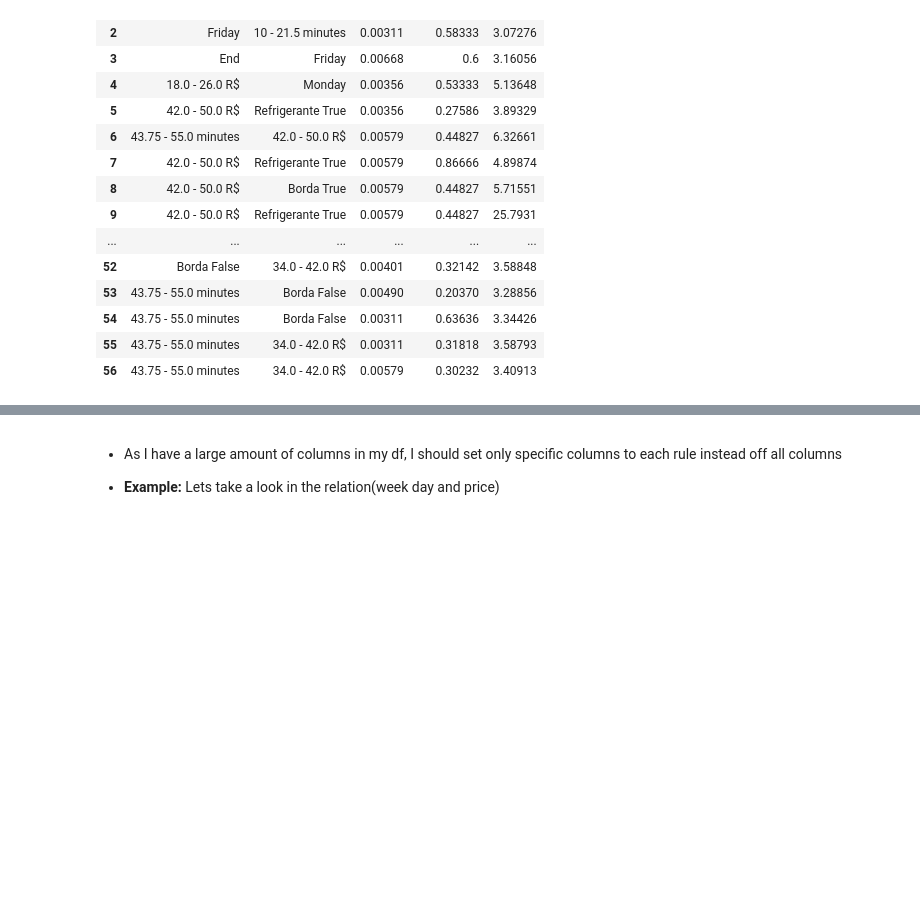
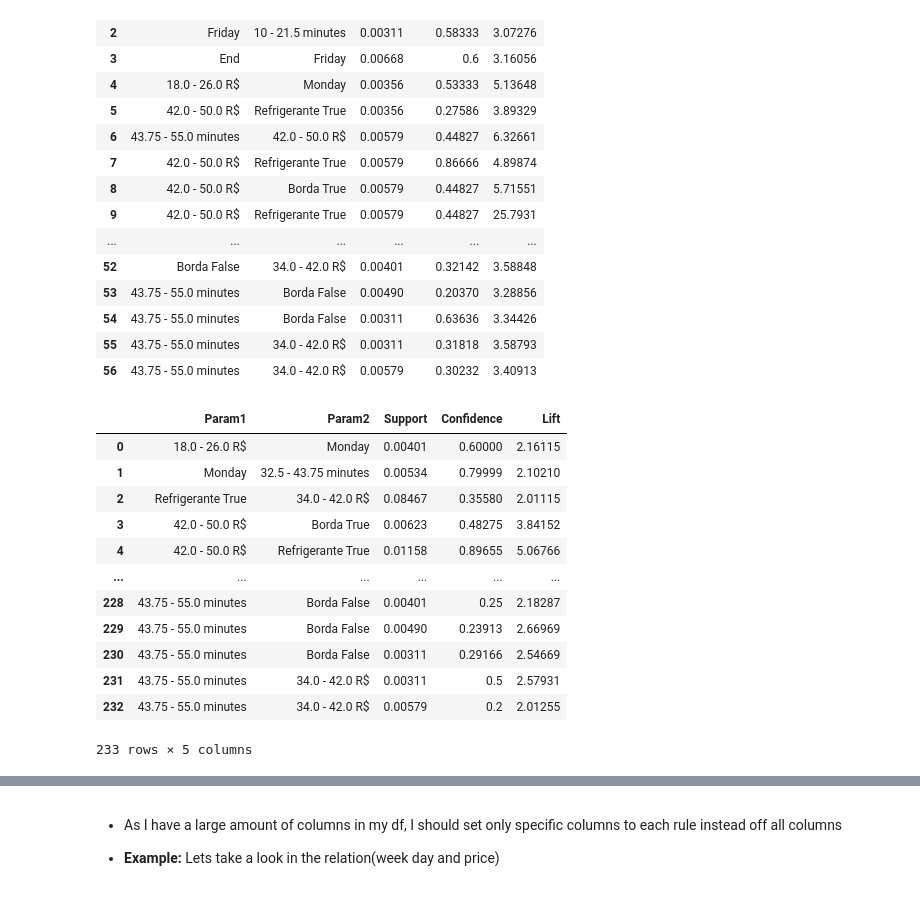
Before and after one commit to victor-s-santos/discovering-association-rules, a Jupyter notebook: 02-pizzeria/Applying_Rules.ipynb, the cells around one changed output, grey strips where cells are left out. Drawn from its saved outputs; the diff is of its cells as text; code cells hidden in the pictures; blank space fills up the shorter version.

```diff
--- a/02-pizzeria/Applying_Rules.ipynb
+++ b/02-pizzeria/Applying_Rules.ipynb
@@ -78,6 +78,52 @@ correlations
 | 54 | 43.75 - 55.0 minutes | Borda False | 0.00311 | 0.63636 | 3.34426 |
 | 55 | 43.75 - 55.0 minutes | 34.0 - 42.0 R$ | 0.00311 | 0.31818 | 3.58793 |
 | 56 | 43.75 - 55.0 minutes | 34.0 - 42.0 R$ | 0.00579 | 0.30232 | 3.40913 |
+# %%
+def showrules_df(data, support = 0.003, confidence = 0.2,
+                 lift = 2, lenght = 2):
+    transactions = []
+    for i in range(len(data)):
+        transactions.append([str(data.values[i,j]) for j in range(len(data.columns))])
+    rules = list(apriori(transactions,
+                     min_support = support,
+                     min_confidence = confidence,
+                     min_lift = lift,
+                     min_lenght = lenght))
+    results = []
+    for item in rules:
+        pair = item[0]
+        items = [x for x in pair]
+
+        el0 = str(items[0])
+        el1 = str(items[1])
+        el2 = str(item[1])[:7]
+        el3 = str(item[2][0][2])[:7]
+        el4 = str(item[2][0][3])[:7]
+
+        rows = (el0, el1, el2, el3, el4)
+        results.append(rows)
+
+        labels = ['Param1', 'Param2', 'Support', 'Confidence', 'Lift']
+
+    correlations = pd.DataFrame.from_records(results, columns = ['Param1', 'Param2', 'Support',
+                                                                 'Confidence', 'Lift'])
+    return(correlations)
+# %%
+showrules_df(data)
+# %% [output]
+|  | Param1 | Param2 | Support | Confidence | Lift |
+| 0 | 18.0 - 26.0 R$ | Monday | 0.00401 | 0.60000 | 2.16115 |
+| 1 | Monday | 32.5 - 43.75 minutes | 0.00534 | 0.79999 | 2.10210 |
+| 2 | Refrigerante True | 34.0 - 42.0 R$ | 0.08467 | 0.35580 | 2.01115 |
+| 3 | 42.0 - 50.0 R$ | Borda True | 0.00623 | 0.48275 | 3.84152 |
+| 4 | 42.0 - 50.0 R$ | Refrigerante True | 0.01158 | 0.89655 | 5.06766 |
+| ... | ... | ... | ... | ... | ... |
+| 228 | 43.75 - 55.0 minutes | Borda False | 0.00401 | 0.25 | 2.18287 |
+| 229 | 43.75 - 55.0 minutes | Borda False | 0.00490 | 0.23913 | 2.66969 |
+| 230 | 43.75 - 55.0 minutes | Borda False | 0.00311 | 0.29166 | 2.54669 |
+| 231 | 43.75 - 55.0 minutes | 34.0 - 42.0 R$ | 0.00311 | 0.5 | 2.57931 |
+| 232 | 43.75 - 55.0 minutes | 34.0 - 42.0 R$ | 0.00579 | 0.2 | 2.01255 |
+233 rows × 5 columns
 # %%
 def show_rules(data, support = 0.003, confidence = 0.2,
                lift = 2, lenght = 2, number_retorned = len(data)):
```
Also changed, not shown: parts of 6 cells of this notebook.
